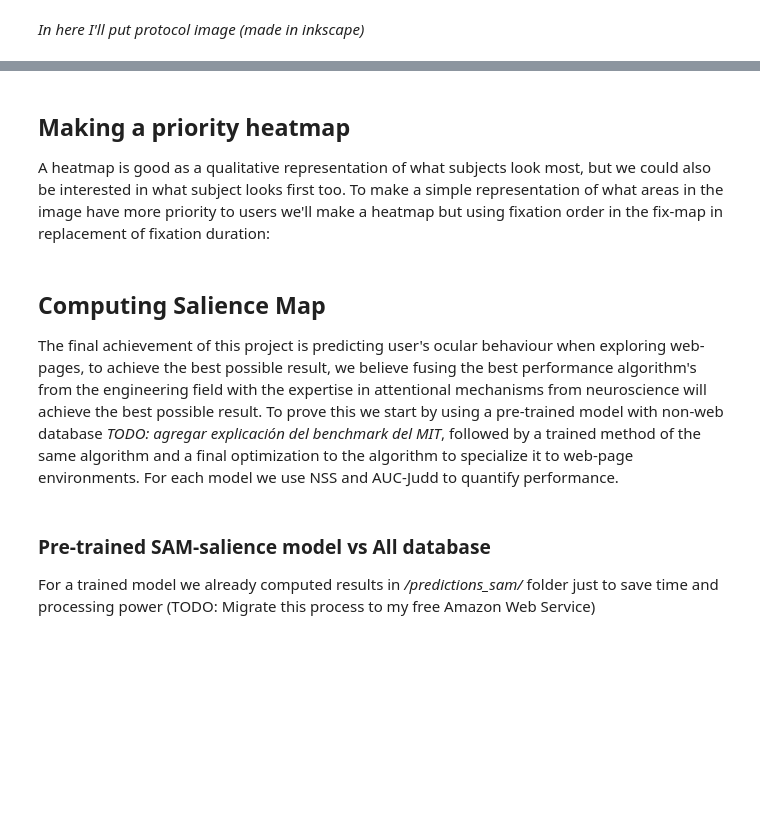
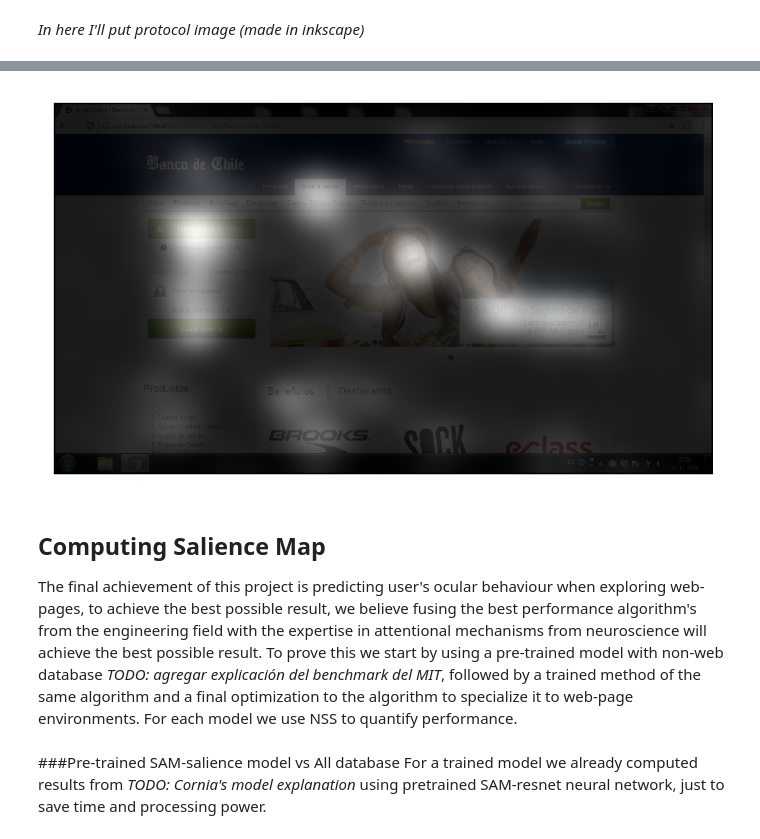
Before and after one commit to harrisonford/AkoriSalienceNotebooks, a Jupyter notebook: Report.ipynb, the cells around one changed output, grey strips where cells are left out. Cells and saved outputs as stored; diff of their text form; code cells hidden in the pictures; blank space fills up the shorter version.

```diff
--- a/Report.ipynb
+++ b/Report.ipynb
@@ -66,35 +69,30 @@ First, we explore what subjects eye movement looks like with a heatmap visualiza
 # %%
-import os
+import scripts.data_loader as load
+from scripts.qol import make_heatmap
 import matplotlib.pyplot as plt
-import scripts.data_loader as loader
-
-
-# Show the heatmap inline
 %matplotlib inline
-plt.rcParams['figure.dpi'] = 500  # image quality
-plt.rcParams['figure.figsize'] = [10, 5]  # image size
+plt.rcParams['figure.dpi'] = 180  # image quality
 
 page = 'Banco de Chile'  # page name
-number = 1  # page number
+number = 4  # page number
 sigma = 30  # guassian parameter
 ignored = 2  # ignore first n-fixations
-transparency = 0.7  # of heatmap overlay
 
-# Make a list of subjects
-dataset_dir = os.listdir('dataset/')
+# make a list of subjects: "sujeto1.json", "sujeto2.json", ..., etc
+dataset_dir = ["sujeto"+str(num+1)+".json" for num in range(80)]
 
-# Make initial fixmap with first subject
-total_fixmap, webpage = loader.csv_fixmap(dataset_dir, page, number, ignore=ignored, map='time', norm=True)
+# make the accumulated fixmap
+total_fixmap, webpage = load.fixmap(dataset_dir, page, number, ignore=ignored, map='time', norm='norm')
 
-# Now make heatmap
-total_heatmap = loader.make_heatmap(total_fixmap, sigma)
+# now make heatmap
+heatmap = make_heatmap(total_fixmap, sigma)
 
-# Visualize results
+# visualize results
+plt.figure()
 plt.imshow(webpage)
-plt.imshow(total_heatmap, alpha=transparency)
+plt.imshow(heatmap, alpha=0.9)
+plt.tick_params(labelleft=False, labelbottom=False, bottom=False, left=False)
+plt.style.use("grayscale")
 plt.show()
+# %% [output]
+[figure, added]
-# %% [markdown]
-<a id='priority_heatmap'></a>
-## Making a priority heatmap
-
-A heatmap is good as a qualitative representation of what subjects look most, but we could also be interested in what subject looks first too. To make a simple representation of what areas in the image have more priority to users we'll make a heatmap but using fixation order in the fix-map in replacement of fixation duration:
@@ -131,9 +99,8 @@ plt.show()
 # %% [markdown]
-<a id='salience_map'></a>
+<a id='salience'></a>
 ## Computing Salience Map
-The final achievement of this project is predicting user's ocular behaviour when exploring web-pages, to achieve the best possible result, we believe fusing the best performance algorithm's from the engineering field with the expertise in attentional mechanisms from neuroscience will achieve the best possible result. To prove this we start by using a pre-trained model with non-web database *TODO: agregar explicación del benchmark del MIT*, followed by a trained method of the same algorithm and a final optimization to the algorithm to specialize it to web-page environments. For each model we use NSS and AUC-Judd to quantify performance.
+The final achievement of this project is predicting user's ocular behaviour when exploring web-pages, to achieve the best possible result, we believe fusing the best performance algorithm's from the engineering field with the expertise in attentional mechanisms from neuroscience will achieve the best possible result. To prove this we start by using a pre-trained model with non-web database *TODO: agregar explicación del benchmark del MIT*, followed by a trained method of the same algorithm and a final optimization to the algorithm to specialize it to web-page environments. For each model we use NSS to quantify performance.
 # %% [markdown]
 <a id='pretrained'></a>
-### Pre-trained SAM-salience model vs All database
-
-For a trained model we already computed results in */predictions_sam/* folder just to save time and processing power (TODO: Migrate this process to my free Amazon Web Service)
+###Pre-trained SAM-salience model vs All database
+For a trained model we already computed results from *TODO: Cornia's model explanation* using pretrained SAM-resnet neural network, just to save time and processing power.
```
Also changed, not shown: parts of 11 cells of this notebook.
